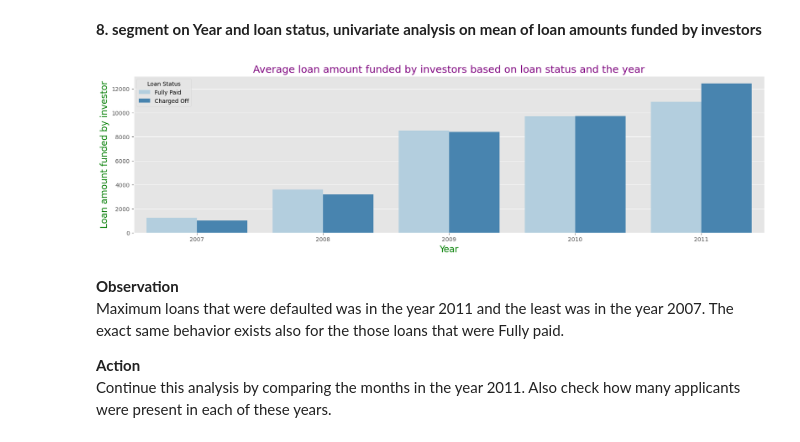
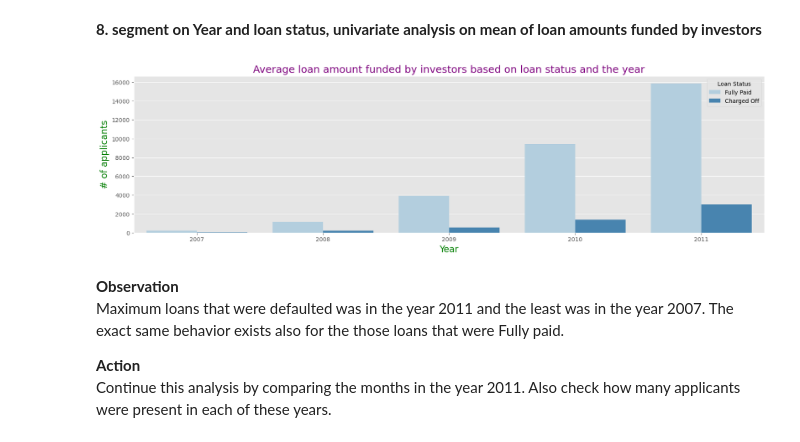
Before and after one commit to andrea-naz7/Lending_CaseStudy, a Jupyter notebook: Andrea_Shagun.ipynb, the cells around one changed output. Cells and saved outputs as stored; diff of their text form; code cells hidden in the pictures.

```diff
--- a/Andrea_Shagun.ipynb
+++ b/Andrea_Shagun.ipynb
@@ -903,17 +1152,17 @@ plt.show()
 # %%
 plt.figure(figsize=(20,5))
 plt.title("Average loan amount funded by investors based on loan status and the year",
           fontdict={'fontsize':18,'fontweight':5,'color':'Purple'})
 
-sns.barplot(data=inp4, x='Year',y='funded_amnt_inv',hue='loan_status',palette='Blues',ci=0)
+sns.countplot(data=inp4, x='Year',hue='loan_status',palette='Blues')
 
-plt.ylabel("Loan amount funded by investor",fontdict={'fontsize':16,'fontweight':5,'color':'Green'})
+plt.ylabel("# of applicants",fontdict={'fontsize':16,'fontweight':5,'color':'Green'})
 plt.xlabel("Year",fontdict={'fontsize':16,'fontweight':5,'color':'Green'})
 plt.legend(title="Loan Status")
 
 plt.show()
 # %% [output]
-[figure, old version]
+[figure, new version]
 # %% [markdown]
 **Observation**<br>
 Maximum loans that were defaulted was in the year 2011 and the least was in the year 2007. The exact same behavior exists
```
Also changed, not shown: parts of 85 cells of this notebook.
